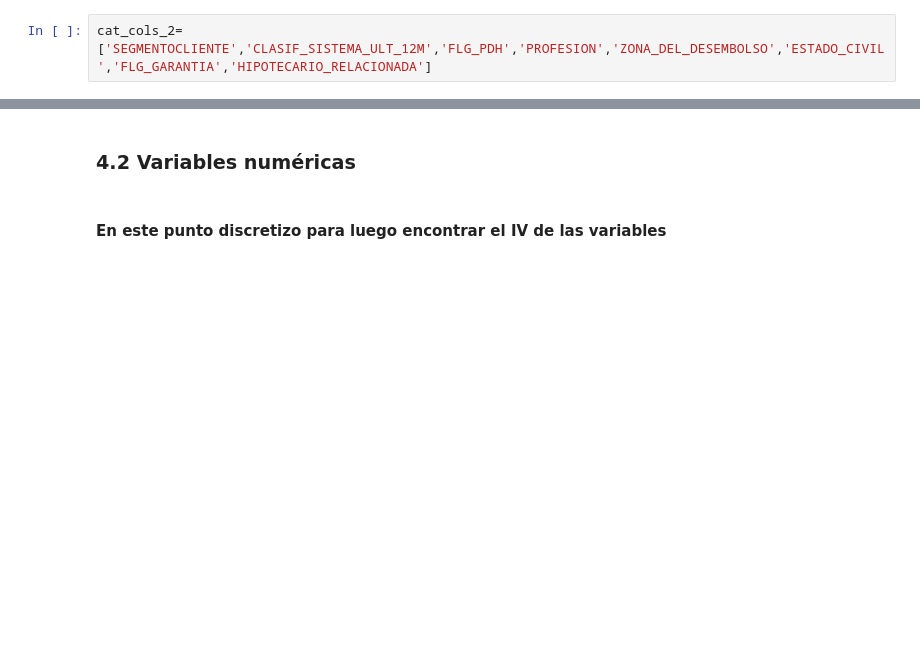
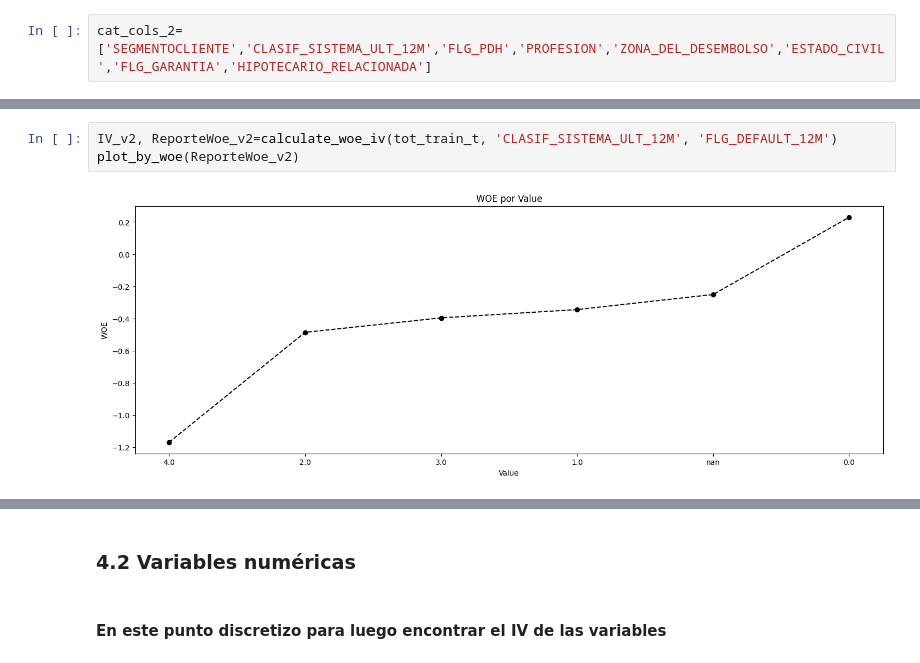
Before and after one commit to jpantojaj/Backtesting_Stresstesting, a Jupyter notebook: Sesión_2_4_Construccion_Credit_Scoring.ipynb, the cells around one changed output, grey strips where cells are left out. Saved outputs shown, nothing was run; the diff lists cells and outputs as text; blank space fills up the shorter version.

```diff
--- a/Sesión_2_4_Construccion_Credit_Scoring.ipynb
+++ b/Sesión_2_4_Construccion_Credit_Scoring.ipynb
@@ -916,0 +951,5 @@ cat_cols_2=['SEGMENTOCLIENTE','CLASIF_SISTEMA_ULT_12M','FLG_PDH','PROFESION','ZO
+# %%
+IV_v2, ReporteWoe_v2=calculate_woe_iv(tot_train_t, 'CLASIF_SISTEMA_ULT_12M', 'FLG_DEFAULT_12M')
+plot_by_woe(ReporteWoe_v2)
+# %% [output]
+[figure, added]
```
Also changed, not shown: parts of 343 cells of this notebook.
